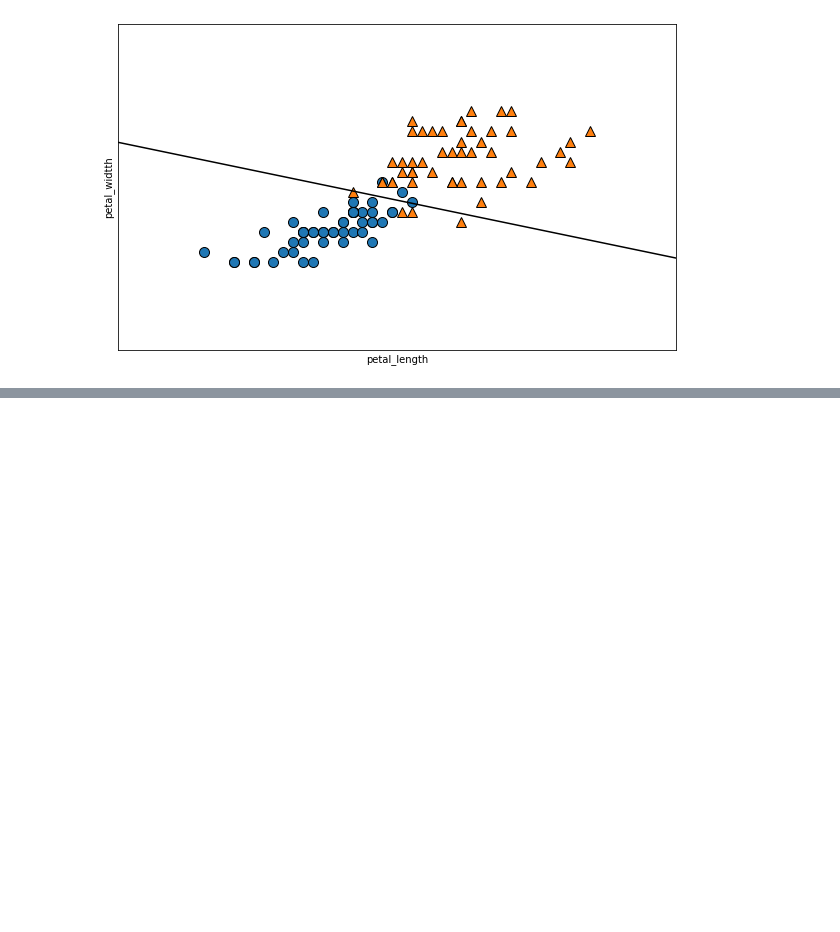
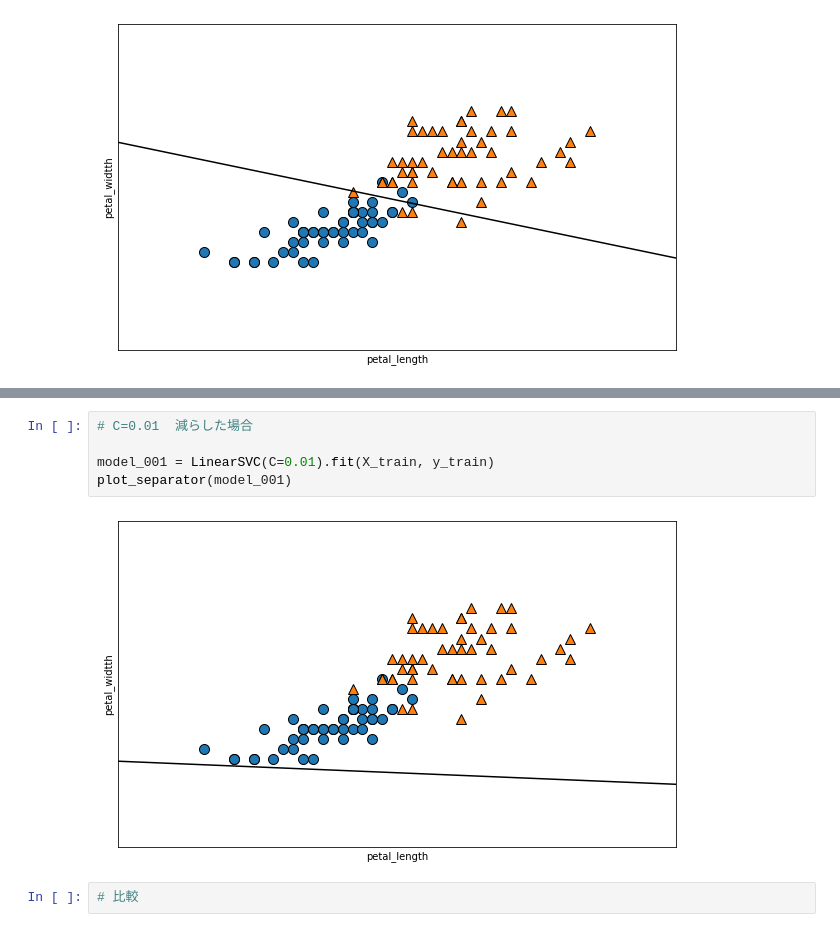
Before and after one commit to rkti498/e_shikaku, a Jupyter notebook: サポートベクター自学用.ipynb, the cells around one changed output, grey strips where cells are left out. Cells and saved outputs as stored; diff of their text form; blank space fills up the shorter version.

```diff
--- a/サポートベクター自学用.ipynb
+++ b/サポートベクター自学用.ipynb
@@ -82,0 +101,9 @@ plot_separator(model)
+# %%
+# C=0.01  減らした場合
+
+model_001 = LinearSVC(C=0.01).fit(X_train, y_train)
+plot_separator(model_001)
+# %% [output]
+[figure, added]
+# %%
+# 比較
```
Also changed, not shown: parts of 7 cells of this notebook.
